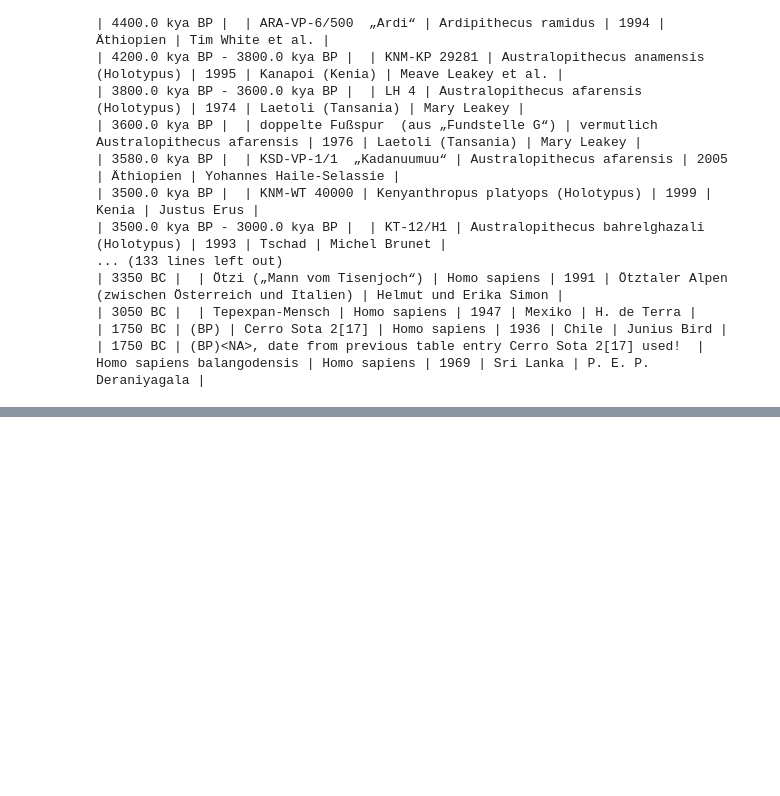
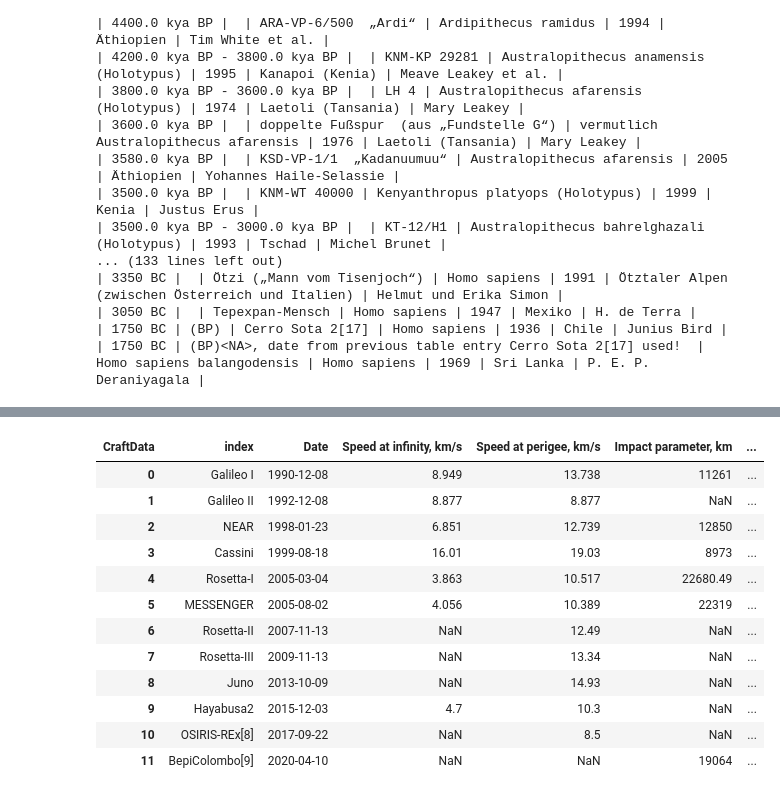
Before and after one commit to domschl/EbookTools, a Jupyter notebook: wiki_exporter_next.ipynb, the cells around one changed output, grey strips where cells are left out. Saved outputs shown, nothing was run; the diff lists cells and outputs as text; code cells hidden in the pictures; blank space fills up the shorter version.

```diff
--- a/wiki_exporter_next.ipynb
+++ b/wiki_exporter_next.ipynb
@@ -343,0 +342,5 @@ ord('–')
+# %%
+url= "https://en.wikipedia.org/wiki/Flyby_anomaly"
+tables = pd.read_html(url)
+ptab = polars.from_pandas(tables[0])
+print(ptab)
@@ -343,0 +414,16 @@ ord('–')
+# %%
+tables[0]
+# %% [output]
+| CraftData | index | Date | Speed at infinity, km/s | Speed at perigee, km/s | Impact parameter, km | ... |
+| 0 | Galileo I | 1990-12-08 | 8.949 | 13.738 | 11261 | ... |
+| 1 | Galileo II | 1992-12-08 | 8.877 | 8.877 | NaN | ... |
+| 2 | NEAR | 1998-01-23 | 6.851 | 12.739 | 12850 | ... |
+| 3 | Cassini | 1999-08-18 | 16.01 | 19.03 | 8973 | ... |
+| 4 | Rosetta-I | 2005-03-04 | 3.863 | 10.517 | 22680.49 | ... |
+| 5 | MESSENGER | 2005-08-02 | 4.056 | 10.389 | 22319 | ... |
+| 6 | Rosetta-II | 2007-11-13 | NaN | 12.49 | NaN | ... |
+| 7 | Rosetta-III | 2009-11-13 | NaN | 13.34 | NaN | ... |
+| 8 | Juno | 2013-10-09 | NaN | 14.93 | NaN | ... |
+| 9 | Hayabusa2 | 2015-12-03 | 4.7 | 10.3 | NaN | ... |
+| 10 | OSIRIS-REx[8] | 2017-09-22 | NaN | 8.5 | NaN | ... |
+| 11 | BepiColombo[9] | 2020-04-10 | NaN | NaN | 19064 | ... |
```
Also changed, not shown: parts of 5 cells of this notebook, 2 other files.
